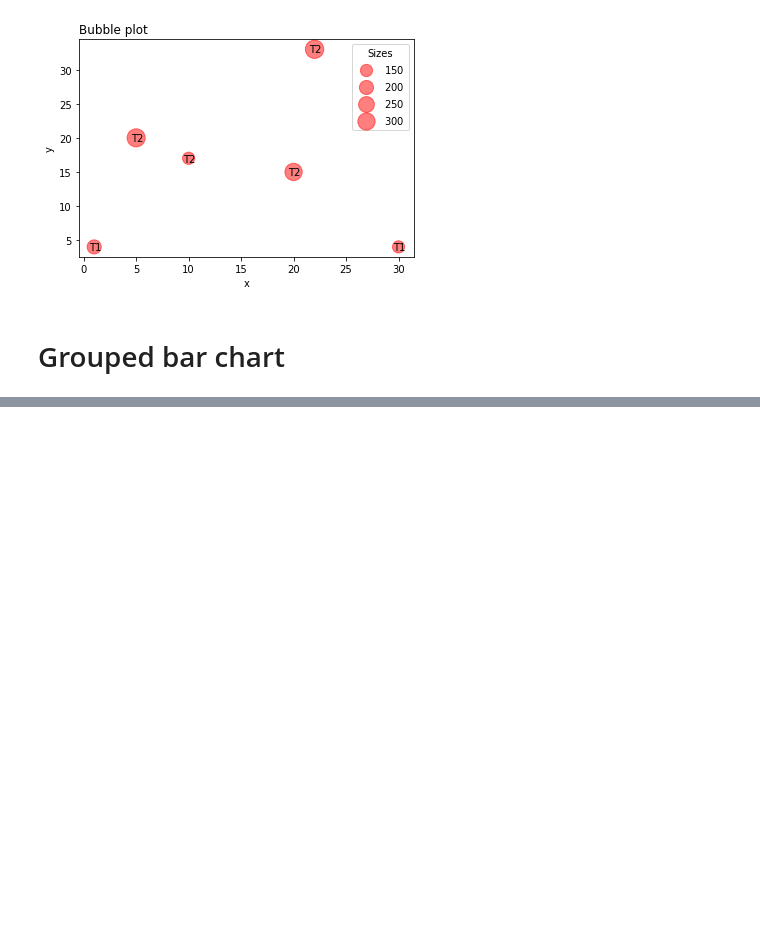
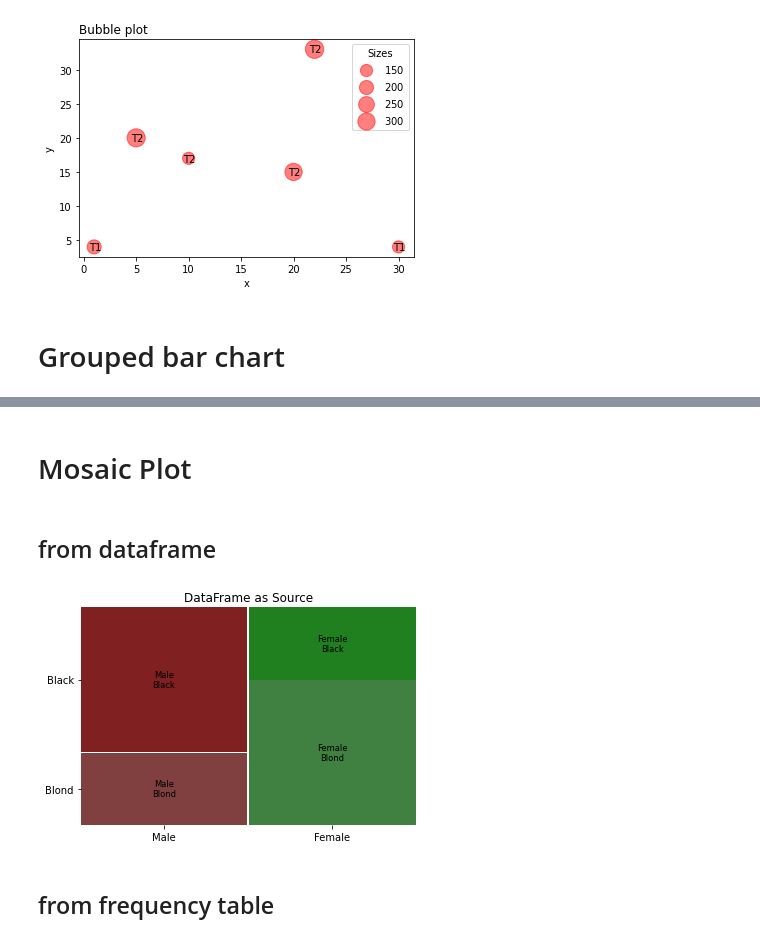
Before and after one commit to morrisgpeter/Python-graphs, a Jupyter notebook: Python plot library.ipynb, the cells around one changed output, grey strips where cells are left out. Cells and saved outputs as stored; diff of their text form; code cells hidden in the pictures; blank space fills up the shorter version.

```diff
--- a/Python plot library.ipynb
+++ b/Python plot library.ipynb
@@ -68,0 +69,16 @@ plt.show()
+# %% [markdown]
+# Mosaic Plot
+# %% [markdown]
+## from dataframe
+# %%
+from statsmodels.graphics.mosaicplot import mosaic
+
+Sex = ['Male', 'Male', 'Male', 'Female', 'Female', 'Female']
+Hair = ['Blond', 'Black', 'Black', 'Blond', 'Black', 'Blond']
+df = pd.DataFrame({'Sex': Sex, 'Hair': Hair})
+mosaic(df, ['Sex', 'Hair'], title='DataFrame as Source')
+plt.show()
+# %% [output]
+[figure, added]
+# %% [markdown]
+## from frequency table
```
Also changed, not shown: parts of 4 cells of this notebook.
